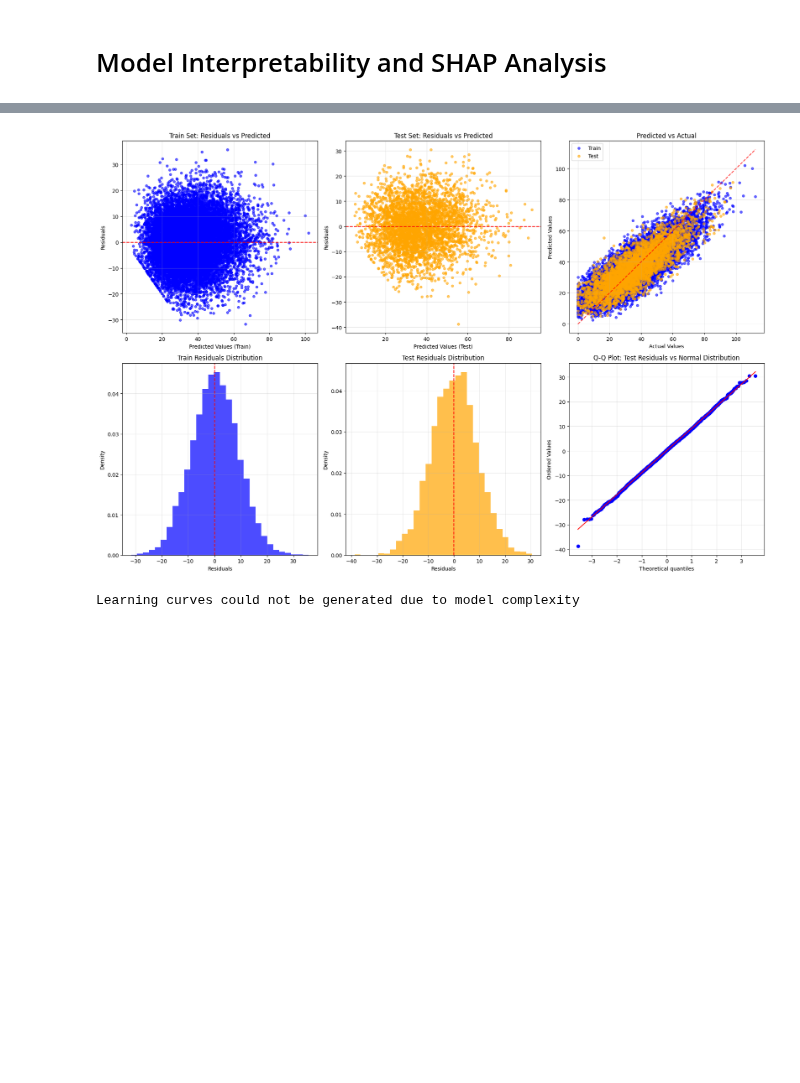
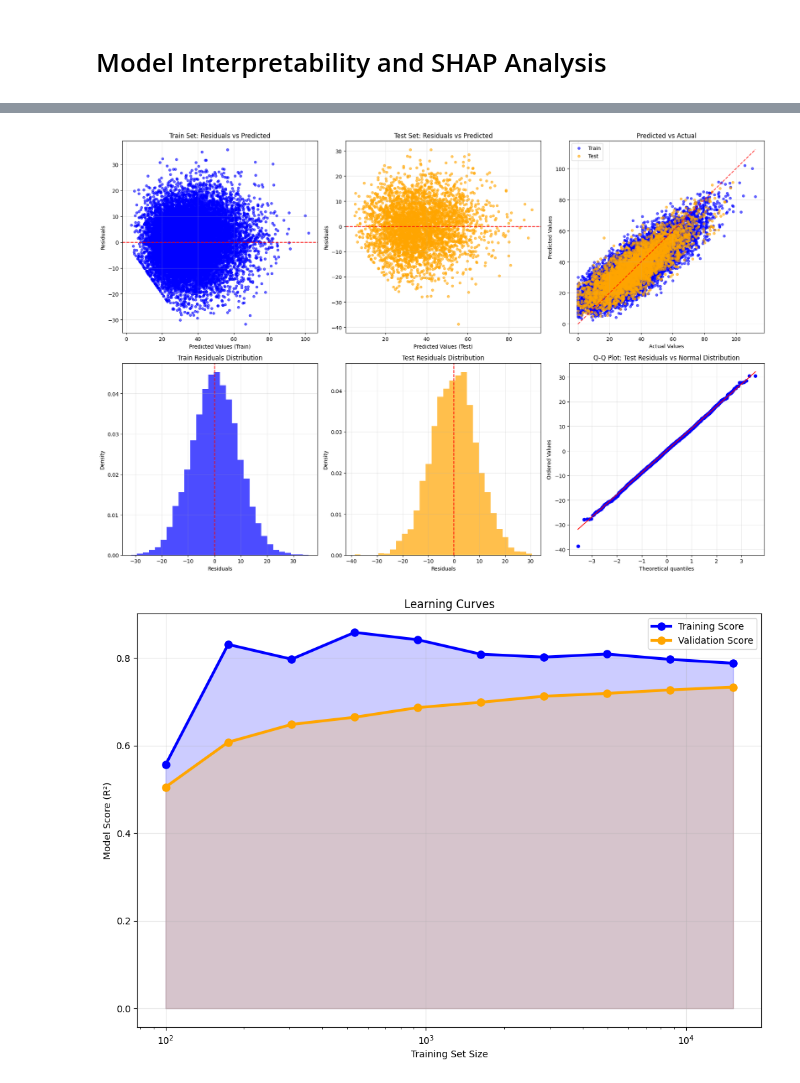
Before and after one commit to lucks-13/Flight-Delay-Prediction, a Jupyter notebook: code.ipynb, the cells around one changed output, grey strips where cells are left out. Saved outputs shown, nothing was run; the diff lists cells and outputs as text; code cells hidden in the pictures; blank space fills up the shorter version.

Commit message:
Solving Error on Learning Graph

```diff
--- a/code.ipynb
+++ b/code.ipynb
@@ -1286,79 +1286,64 @@ def model_interpretability_analysis(model, X_train, X_test, y_train, y_test, fea
     plt.tight_layout()
     plt.show()
 
-    from sklearn.model_selection import learning_curve
+    train_scores = []
+    test_scores = []
+    sample_sizes = np.logspace(2, np.log10(len(X_train)), 10).astype(int)
 
-    sample_sizes = np.logspace(2, np.log10(len(X_train)), 10).astype(int)
-    sample_sizes = sample_sizes[sample_sizes <= len(X_train)]
+    for size in sample_sizes:
+        if size <= len(X_train):
+            model_params = model.get_params()
+            clean_params = {k: v for k, v in model_params.items() if '__' not in k and k in model.__dict__}
 
-    try:
-        train_sizes, train_scores_lc, test_scores_lc = learning_curve(
-            model, X_train, y_train, train_sizes=sample_sizes,
-            cv=3, scoring='r2', n_jobs=-1, random_state=42
-        )
-        train_scores = np.mean(train_scores_lc, axis=1)
-        test_scores = np.mean(test_scores_lc, axis=1)
-        train_std = np.std(train_scores_lc, axis=1)
-        test_std = np.std(test_scores_lc, axis=1)
-    except:
-        train_scores = []
-        test_scores = []
-        train_std = []
-        test_std = []
-        sample_sizes = []
+            temp_model = type(model)(**clean_params)
+            temp_model.fit(X_train[:size], y_train[:size])
+            train_scores.append(temp_model.score(X_train[:size], y_train[:size]))
+            test_scores.append(temp_model.score(X_test, y_test))
 
-    if len(train_scores) > 0:
-        plt.figure(figsize=(12, 8))
-        plt.plot(sample_sizes, train_scores, 'o-', color='blue',
-                 linewidth=3, markersize=8, label='Training Score')
-        plt.plot(sample_sizes, test_scores, 'o-', color='orange',
-                 linewidth=3, markersize=8, label='Validation Score')
-
-        if len(train_std) > 0:
-            plt.fill_between(sample_sizes, train_scores - train_std, train_scores + train_std,
-                           alpha=0.2, color='blue')
-            plt.fill_between(sample_sizes, test_scores - test_std, test_scores + test_std,
-                           alpha=0.2, color='orange')
-
-        plt.xlabel('Training Set Size')
-        plt.ylabel('Model Score (R²)')
-        plt.title('Learning Curves')
-        plt.legend()
-        plt.grid(True, alpha=0.3)
-        plt.xscale('log')
-        plt.show()
-    else:
-        print("Learning curves could not be generated due to model complexity")
+    plt.figure(figsize=(12, 8))
+    plt.plot(sample_sizes[:len(train_scores)], train_scores, 'o-', color='blue',
+             linewidth=3, markersize=8, label='Training Score')
+    plt.plot(sample_sizes[:len(test_scores)], test_scores, 'o-', color='orange',
+             linewidth=3, markersize=8, label='Validation Score')
+    plt.xlabel('Training Set Size')
+    plt.ylabel('Model Score (R²)')
+    plt.title('Learning Curves')
+    plt.legend()
+    plt.grid(True, alpha=0.3)
+    plt.xscale('log')
+    plt.fill_between(sample_sizes[:len(train_scores)], train_scores, alpha=0.2, color='blue')
+    plt.fill_between(sample_sizes[:len(test_scores)], test_scores, alpha=0.2, color='orange')
+    plt.show()
 
     complexity_metrics = {
         'n_features': X_train.shape[1],
         'training_score': model.score(X_train, y_train),
         'test_score': model.score(X_test, y_test),
         'overfitting': model.score(X_train, y_train) - model.score(X_test, y_test),
         'train_rmse': np.sqrt(np.mean(train_residuals**2)),
         'test_rmse': np.sqrt(np.mean(test_residuals**2)),
         'train_mae': np.mean(np.abs(train_residuals)),
         'test_mae': np.mean(np.abs(test_residuals))
     }
 
     if hasattr(model, 'n_estimators'):
         complexity_metrics['n_estimators'] = model.n_estimators
     if hasattr(model, 'max_depth'):
         complexity_metrics['max_depth'] = model.max_depth
 
     return {
         'feature_importance': importance_df if hasattr(model, 'feature_importances_') else None,
         'permutation_importance': perm_df,
         'complexity_metrics': complexity_metrics,
         'residuals': {'train': train_residuals, 'test': test_residuals}
     }
 
 best_model_obj = all_models[best_model_name]['model']
 interpretability_results = model_interpretability_analysis(
     best_model_obj, X_train_best, X_test_best, y_train, y_test
 )
 # %% [output]
 [figure]
 [figure]
 [figure]
-Learning curves could not be generated due to model complexity
+[figure, added]
```
